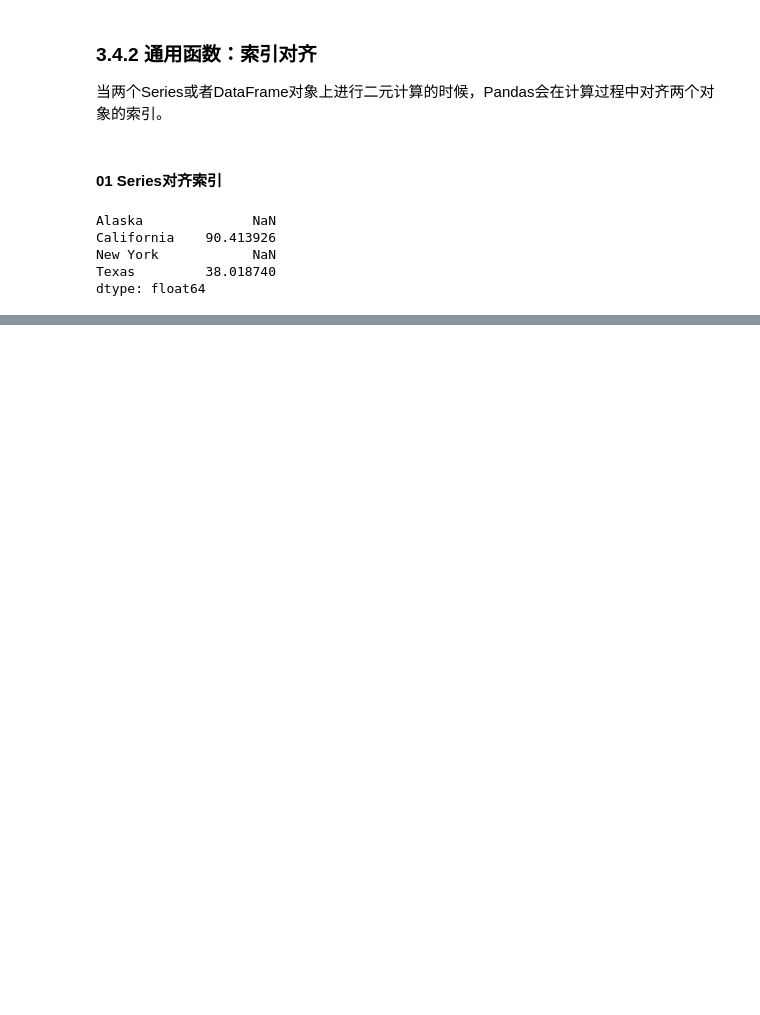
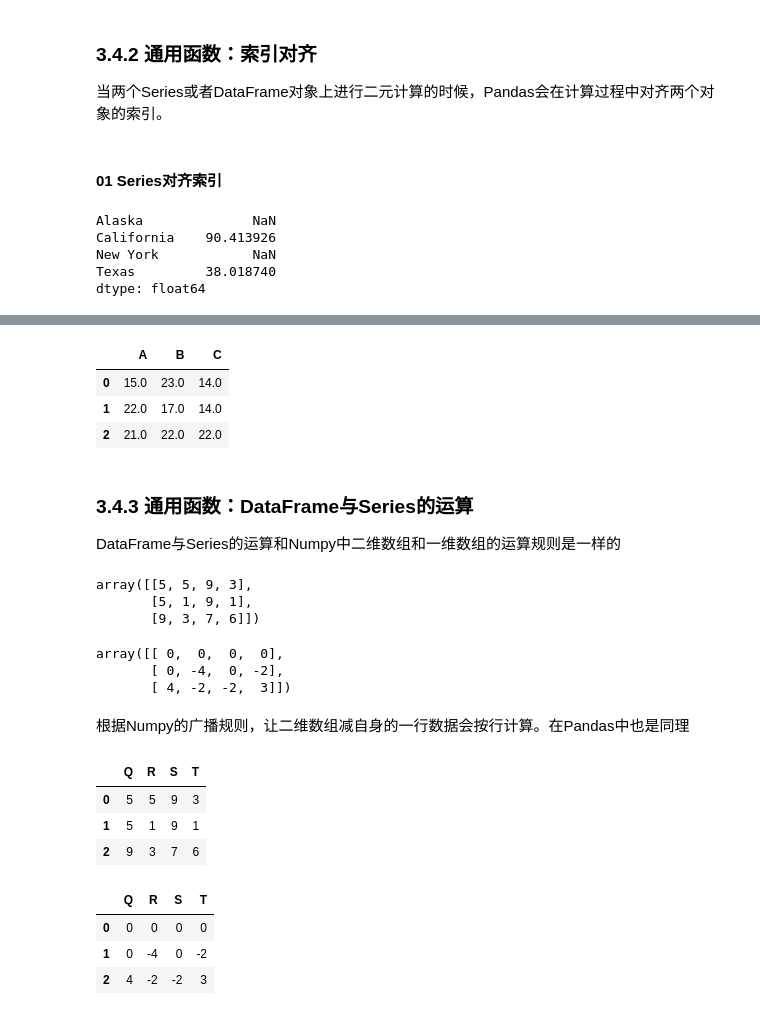
Before and after one commit to RGBRYANT24/DL_practice, a Jupyter notebook: data_science/pandas_learn.ipynb, the cells around one changed output, grey strips where cells are left out. Saved outputs shown, nothing was run; the diff lists cells and outputs as text; code cells hidden in the pictures; blank space fills up the shorter version.

```diff
--- a/data_science/pandas_learn.ipynb
+++ b/data_science/pandas_learn.ipynb
@@ -587,0 +645,40 @@ dtype: float64
+# %%
+A.add(B, fill_value=fill)
+# %% [output]
+|  | A | B | C |
+| 0 | 15.0 | 23.0 | 14.0 |
+| 1 | 22.0 | 17.0 | 14.0 |
+| 2 | 21.0 | 22.0 | 22.0 |
+# %% [markdown]
+### 3.4.3 通用函数：DataFrame与Series的运算
+DataFrame与Series的运算和Numpy中二维数组和一维数组的运算规则是一样的
+# %%
+A = rng.randint(10, size=(3, 4))
+A
+# %% [output]
+array([[5, 5, 9, 3],
+       [5, 1, 9, 1],
+       [9, 3, 7, 6]])
+# %%
+A - A[0]
+# %% [output]
+array([[ 0,  0,  0,  0],
+       [ 0, -4,  0, -2],
+       [ 4, -2, -2,  3]])
+# %% [markdown]
+根据Numpy的广播规则，让二维数组减自身的一行数据会按行计算。在Pandas中也是同理
+# %%
+df = pd.DataFrame(A, columns=list('QRST'))
+df
+# %% [output]
+|  | Q | R | S | T |
+| 0 | 5 | 5 | 9 | 3 |
+| 1 | 5 | 1 | 9 | 1 |
+| 2 | 9 | 3 | 7 | 6 |
+# %%
+df - df.iloc[0]
+# %% [output]
+|  | Q | R | S | T |
+| 0 | 0 | 0 | 0 | 0 |
+| 1 | 0 | -4 | 0 | -2 |
+| 2 | 4 | -2 | -2 | 3 |
```
Also changed, not shown: parts of 13 cells of this notebook.
